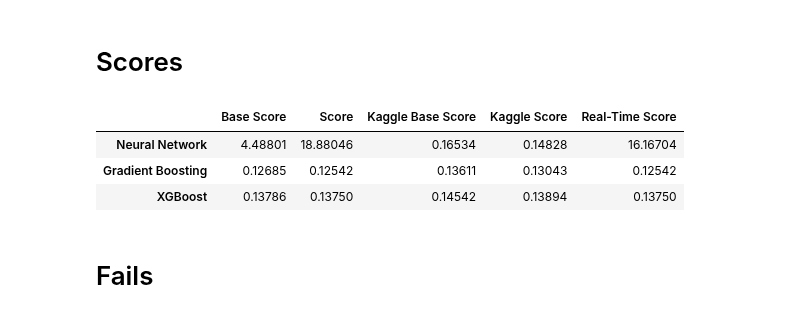
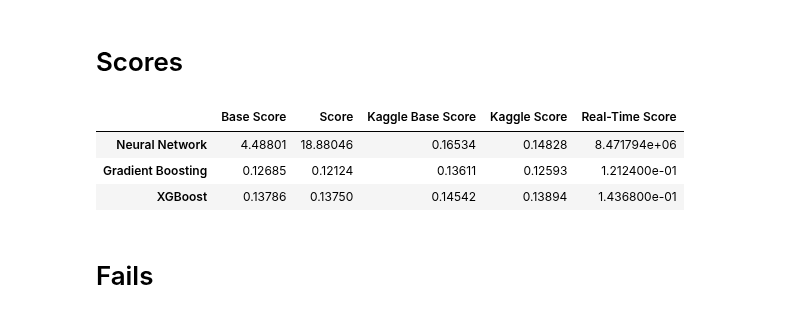
Before and after one commit to Gedas-LT/kaggle-ames-house-prices-boost, a Jupyter notebook: notebook_V2.ipynb, the cells around one changed output. Saved outputs shown, nothing was run; the diff lists cells and outputs as text; code cells hidden in the pictures.

```diff
--- a/notebook_V2.ipynb
+++ b/notebook_V2.ipynb
@@ -257,0 +260,3 @@ nnet_pipeline = Pipeline(
+# %%
+randomized_search = RandomizedSearchCV(estimator=nnet_pipeline, param_distributions=params, n_iter=18, scoring="neg_root_mean_squared_error")
+randomized_search.fit(X_cv, y_cv)
@@ -283,12 +288,18 @@ gbr_tuned_params = {"max_depth": 4,
+# %%
+gbr_tuned_params = {"learning_rate": 0.06,
+                    "n_estimators": 300,
+                    "subsample": 0.8,
+                    "min_samples_leaf": 4,
+                    "max_depth": 4,
+                    "max_features": "sqrt"
+                    }
 # %%
-#gbr = GradientBoostingRegressor(n_estimators=gbr_tuned_params["n_estimators"],
-#                                max_depth=gbr_tuned_params["max_depth"],
-#                                max_features=gbr_tuned_params["max_features"],
-#                                learning_rate=gbr_tuned_params["learning_rate"],
-#                                random_state=42
-#                                )
+gbr = GradientBoostingRegressor(n_estimators=gbr_tuned_params["n_estimators"],
+                                max_depth=gbr_tuned_params["max_depth"],
+                                max_features=gbr_tuned_params["max_features"],
+                                learning_rate=gbr_tuned_params["learning_rate"],
+                                random_state=42
+                                )
-# %%
-gbr = GradientBoostingRegressor(random_state=42)
 # %%
 gbr_selector = SelectFromModel(estimator=gbr, threshold="0.5*mean")
 # %%
@@ -384,36 +362,36 @@ Wall time: 249 ms
 # %%
 nnet_base_score = 4.48801
 gbr_base_score = 0.12685
 xgboost_base_score = 0.13786
 
 nnet_score = 18.88046
-gbr_score = 0.12542
+gbr_score = 0.12124
 xgboost_score = 0.13750
 
 kaggle_nnet_base_score = 0.16534
 kaggle_gbr_base_score = 0.13611
 kaggle_xgboost_base_score = 0.14542
 
 kaggle_nnet_score = 0.14828
-kaggle_gbr_score = 0.13043
+kaggle_gbr_score = 0.12593
 kaggle_xgboost_score = 0.13894
 
 scores_table = pd.DataFrame({"Base Score": [nnet_base_score, gbr_base_score, xgboost_base_score],
                              "Score": [nnet_score, gbr_score, xgboost_score],
                              "Kaggle Base Score": [kaggle_nnet_base_score, kaggle_gbr_base_score, kaggle_xgboost_base_score],
                              "Kaggle Score": [kaggle_nnet_score, kaggle_gbr_score, kaggle_xgboost_score],
                              "Real-Time Score": [round(abs(nnet_scores.mean()), 5), round(abs(gbr_scores.mean()), 5), round(abs(xgb_scores.mean()), 5)]
                              }
                             ).set_axis(
                                  ["Neural Network", "Gradient Boosting", "XGBoost"], axis="index"
                                  )
 
 scores_table
 # %% [output]
 |  | Base Score | Score | Kaggle Base Score | Kaggle Score | Real-Time Score |
-| Neural Network | 4.48801 | 18.88046 | 0.16534 | 0.14828 | 16.16704 |
-| Gradient Boosting | 0.12685 | 0.12542 | 0.13611 | 0.13043 | 0.12542 |
-| XGBoost | 0.13786 | 0.13750 | 0.14542 | 0.13894 | 0.13750 |
+| Neural Network | 4.48801 | 18.88046 | 0.16534 | 0.14828 | 8.471794e+06 |
+| Gradient Boosting | 0.12685 | 0.12124 | 0.13611 | 0.12593 | 1.212400e-01 |
+| XGBoost | 0.13786 | 0.13750 | 0.14542 | 0.13894 | 1.436800e-01 |
 # %% [markdown]
 # Fails
 # %% [markdown]
```
Also changed, not shown: parts of 18 cells of this notebook, 4 other files.
